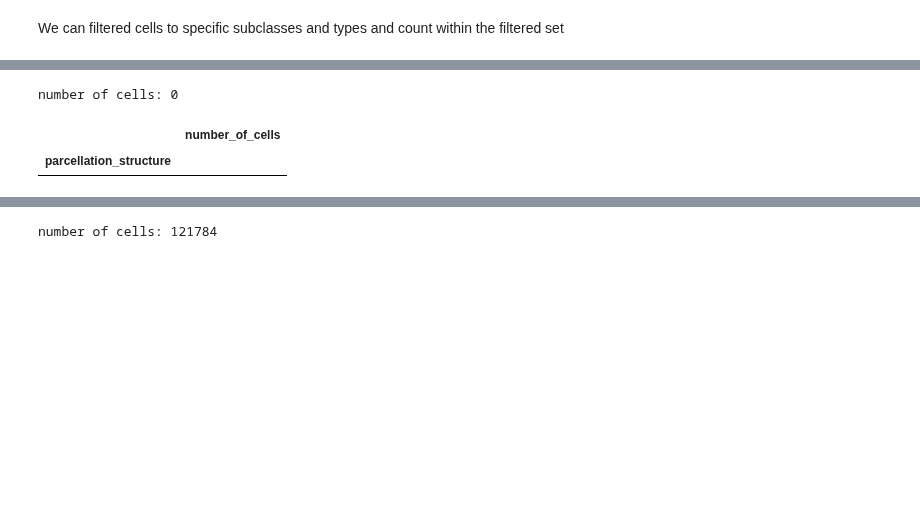
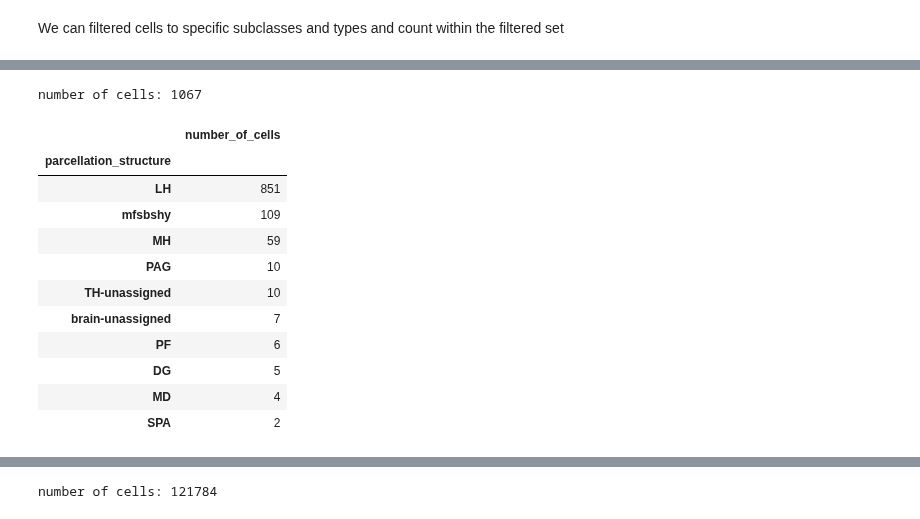
Before and after one commit to AllenInstitute/abc_atlas_access, a Jupyter notebook: notebooks/merfish_ccf_registration_tutorial.ipynb, the cells around one changed output, grey strips where cells are left out. Cells and saved outputs as stored; diff of their text form; code cells hidden in the pictures; blank space fills up the shorter version.

```diff
--- a/notebooks/merfish_ccf_registration_tutorial.ipynb
+++ b/notebooks/merfish_ccf_registration_tutorial.ipynb
@@ -18,7 +18,7 @@ import requests
 import SimpleITK as sitk
 import pathlib
 # %%
-version = '20230830'
+version = '20231215'
 download_base = '../../abc_download_root'
 
 use_local_cache = False
@@ -323,11 +333,21 @@ number of cells: 0
 # %%
-pred = (cell_joined['subclass'] == '064 LH Pou4f1 Sox1 Glut')
+pred = (cell_joined['subclass'] == '146 LH Pou4f1 Sox1 Glut')
 filtered = cell_joined[pred]
 print("number of cells:", len(filtered))
 cell_count = parcellation_cell_count(filtered,'parcellation_structure')
 cell_count.head(10)
 # %% [output]
-number of cells: 0
+number of cells: 1067
 |  | number_of_cells |
 | parcellation_structure |  |
+| LH | 851 |
+| mfsbshy | 109 |
+| MH | 59 |
+| PAG | 10 |
+| TH-unassigned | 10 |
+| brain-unassigned | 7 |
+| PF | 6 |
+| DG | 5 |
+| MD | 4 |
+| SPA | 2 |
 # %%
```
Also changed, not shown: parts of 5 cells of this notebook, 21 other files.
